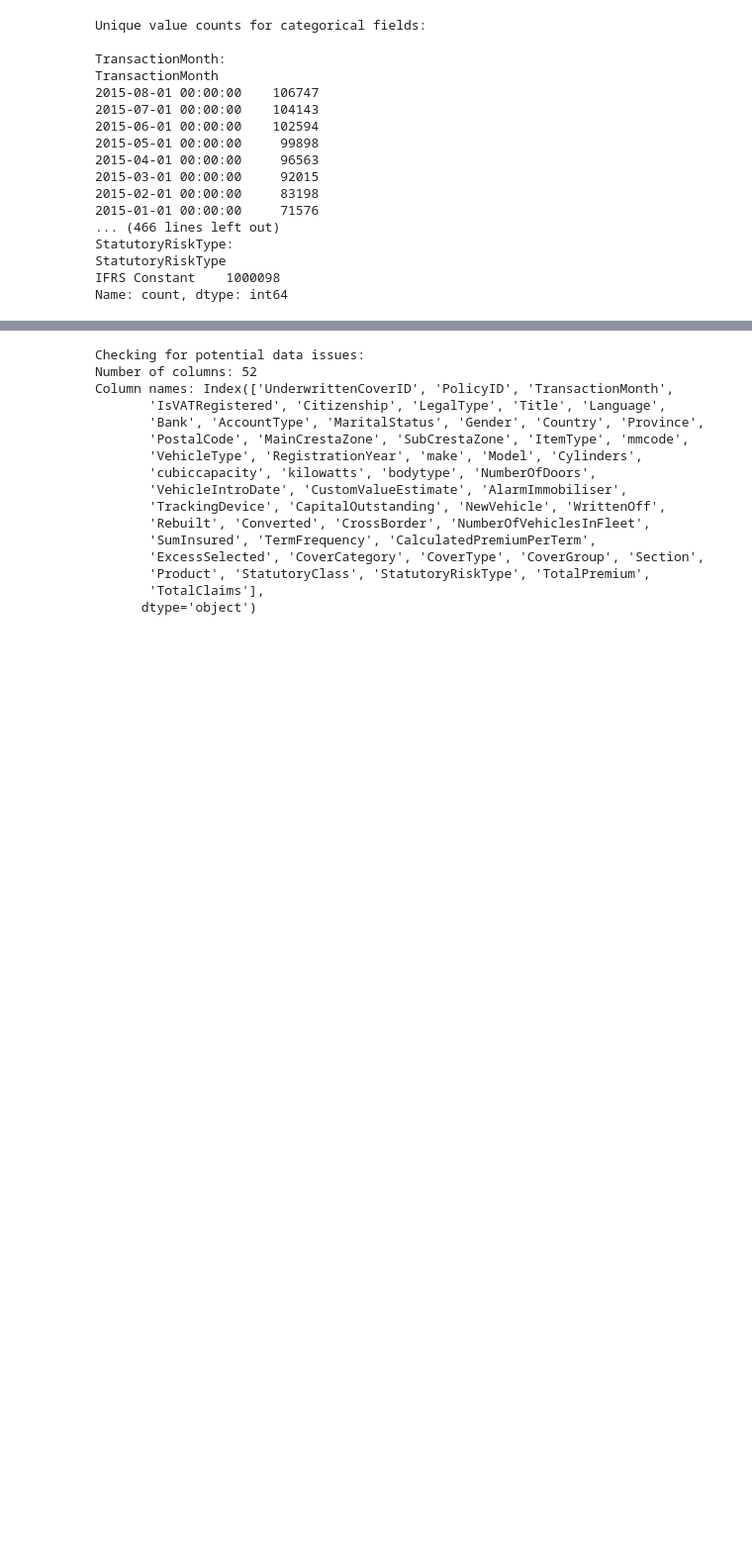
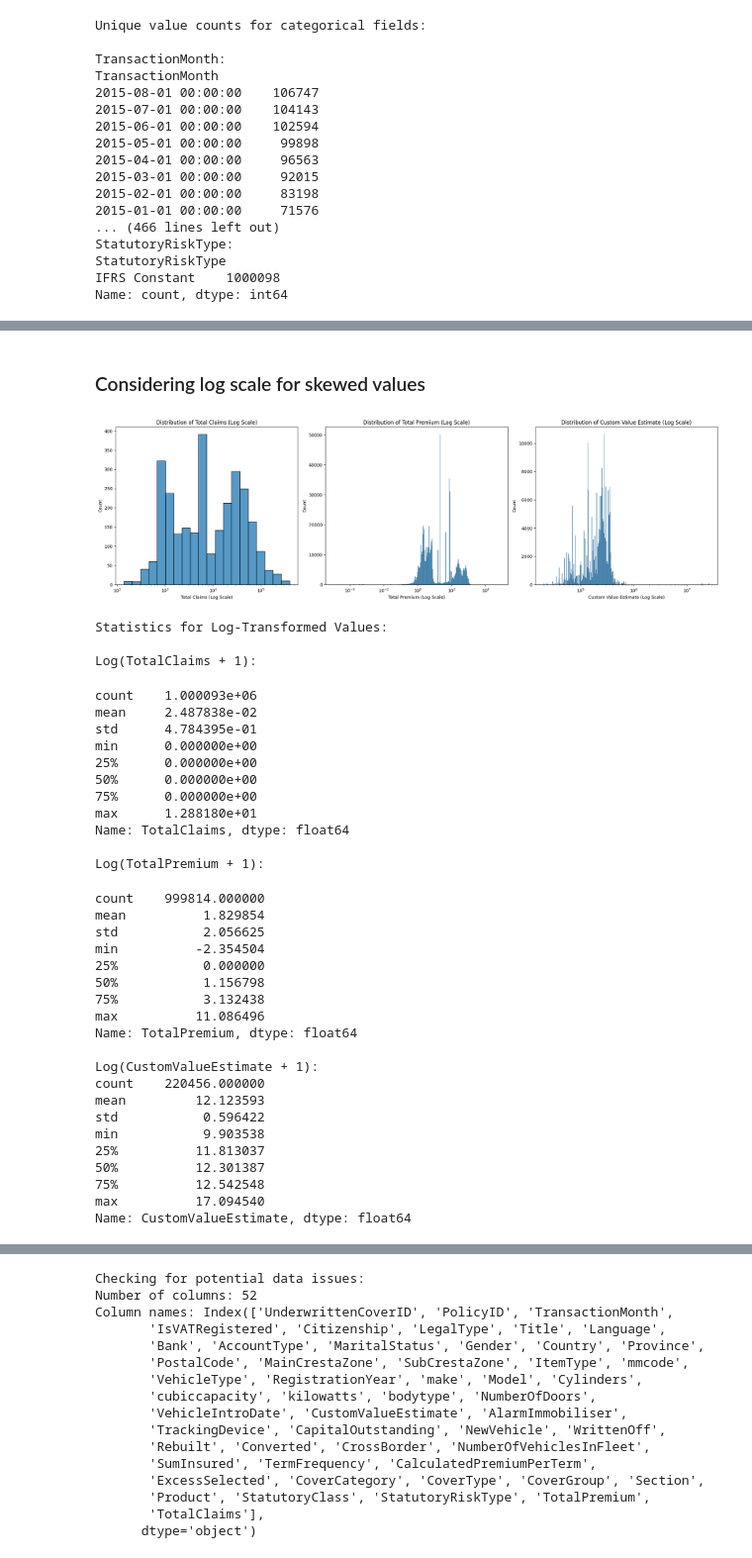
Before and after one commit to OliyadTeshome/SmartRisk-Insurance-Analytics, a Jupyter notebook: notebooks/1_eda_and_data_cleaning.ipynb, the cells around one changed output, grey strips where cells are left out. Shown at 99% size. Saved outputs shown, nothing was run; the diff lists cells and outputs as text; code cells hidden in the pictures; blank space fills up the shorter version.

```diff
--- a/notebooks/1_eda_and_data_cleaning.ipynb
+++ b/notebooks/1_eda_and_data_cleaning.ipynb
@@ -160,0 +511,72 @@ dtype: int64
+# %% [markdown]
+### Considering log scale for skewed values
+# %%
+# Create a figure with subplots for log-transformed distributions
+fig, axes = plt.subplots(1, 3, figsize=(20, 6))
+
+# Plot histograms with log scale for TotalClaims
+sns.histplot(data=df, x='TotalClaims', ax=axes[0], log_scale=True)
+axes[0].set_title('Distribution of Total Claims (Log Scale)')
+axes[0].set_xlabel('Total Claims (Log Scale)')
+
+# Plot histograms with log scale for TotalPremium
+sns.histplot(data=df, x='TotalPremium', ax=axes[1], log_scale=True)
+axes[1].set_title('Distribution of Total Premium (Log Scale)')
+axes[1].set_xlabel('Total Premium (Log Scale)')
+
+# Plot histograms with log scale for CustomValueEstimate
+sns.histplot(data=df, x='CustomValueEstimate', ax=axes[2], log_scale=True)
+axes[2].set_title('Distribution of Custom Value Estimate (Log Scale)')
+axes[2].set_xlabel('Custom Value Estimate (Log Scale)')
+
+# Adjust layout
+plt.tight_layout()
+plt.show()
+
+# Import numpy for log calculations
+import numpy as np
+
+# Print statistics for log-transformed values
+print("\nStatistics for Log-Transformed Values:")
+print("\nLog(TotalClaims + 1):")
+print(df['TotalClaims'].apply(lambda x: np.log1p(x)).describe())
+print("\nLog(TotalPremium + 1):")
+print(df['TotalPremium'].apply(lambda x: np.log1p(x)).describe())
+print("\nLog(CustomValueEstimate + 1):")
+print(df['CustomValueEstimate'].apply(lambda x: np.log1p(x)).describe())
+# %% [output]
+[figure, added]
+Statistics for Log-Transformed Values:
+
+Log(TotalClaims + 1):
+count    1.000093e+06
+mean     2.487838e-02
+std      4.784395e-01
+min      0.000000e+00
+25%      0.000000e+00
+50%      0.000000e+00
+75%      0.000000e+00
+max      1.288180e+01
+Name: TotalClaims, dtype: float64
+
+Log(TotalPremium + 1):
+count    999814.000000
+mean          1.829854
+std           2.056625
+min          -2.354504
+25%           0.000000
+50%           1.156798
+75%           3.132438
+max          11.086496
+Name: TotalPremium, dtype: float64
+
+Log(CustomValueEstimate + 1):
+count    220456.000000
+mean         12.123593
+std           0.596422
+min           9.903538
+25%          11.813037
+50%          12.301387
+75%          12.542548
+max          17.094540
+Name: CustomValueEstimate, dtype: float64
```
Also changed, not shown: parts of 114 cells of this notebook.
